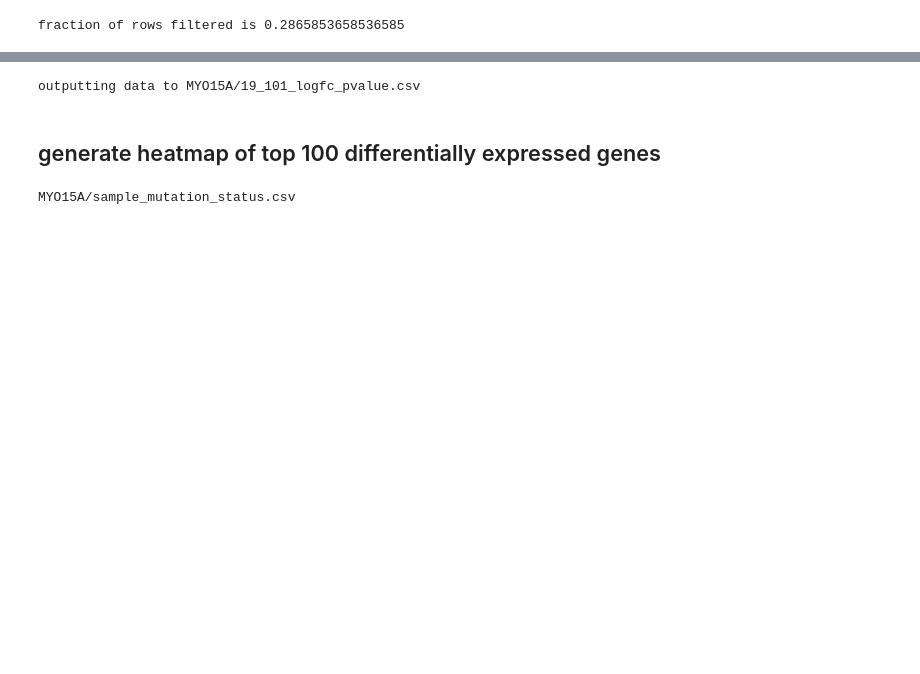
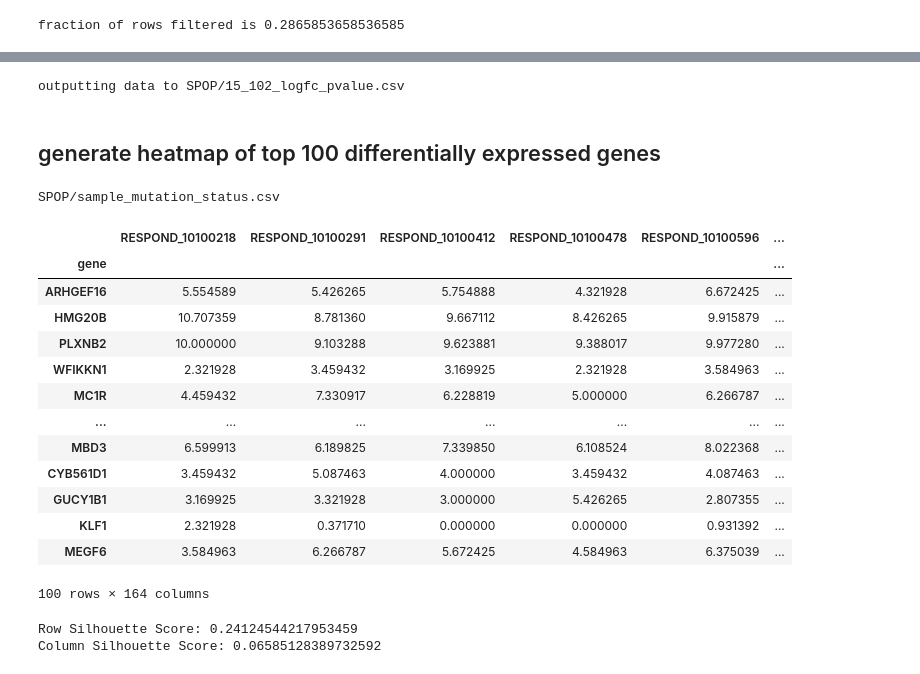
Before and after one commit to MeltemTutar/huang, a Jupyter notebook: Respond/Mutated_gene_expression_explore.ipynb, the cells around one changed output, grey strips where cells are left out. Cells and saved outputs as stored; diff of their text form; code cells hidden in the pictures; blank space fills up the shorter version.

```diff
--- a/Respond/Mutated_gene_expression_explore.ipynb
+++ b/Respond/Mutated_gene_expression_explore.ipynb
@@ -1,7 +1,7 @@
 # %%
 maf_file_path = 'data/RESPOND_247_coding_final.maf'
 expression_file_path = 'data/Expression_remove_BE.txt'
-target_gene='MYO15A'
+target_gene='SPOP'
 
 import pandas as pd
 import numpy as np
@@ -116,6 +120,9 @@ def generate_stats_per_gene(express_mut_genes_df, target_gene, output_folder=tar
 
     """
     gene_df = express_mut_genes_df[express_mut_genes_df['gene']==target_gene]
+
+    if len(gene_df) == 0:
+        raise ValueError("This gene is not valid! No mutations with this gene exist")
 
     mutated_samples = gene_df[gene_df['mutation'] == 1]['sample']
     non_mutated_samples = gene_df[gene_df['mutation'] == 0]['sample']
@@ -163,7 +170,7 @@ volcano_plot_df, individuals_mutated_target_gene, volcano_input_filename = gener
     mutation_expression_df_melted,
     target_gene)
 # %% [output]
-outputting data to MYO15A/19_101_logfc_pvalue.csv
+outputting data to SPOP/15_102_logfc_pvalue.csv
 # %% [markdown]
 ## generate heatmap of top 100 differentially expressed genes
 # %%
@@ -207,13 +214,31 @@ def get_mutated_status(expression_df_heatmap, individuals_mutated_target_gene, o
 
 mutated_status_df = get_mutated_status(heatmap_data, individuals_mutated_target_gene)
 # %% [output]
-MYO15A/sample_mutation_status.csv
+SPOP/sample_mutation_status.csv
+# %%
+heatmap_data
+# %% [output]
+|  | RESPOND_10100218 | RESPOND_10100291 | RESPOND_10100412 | RESPOND_10100478 | RESPOND_10100596 | ... |
+| gene |  |  |  |  |  | ... |
+| ARHGEF16 | 5.554589 | 5.426265 | 5.754888 | 4.321928 | 6.672425 | ... |
+| HMG20B | 10.707359 | 8.781360 | 9.667112 | 8.426265 | 9.915879 | ... |
+| PLXNB2 | 10.000000 | 9.103288 | 9.623881 | 9.388017 | 9.977280 | ... |
+| WFIKKN1 | 2.321928 | 3.459432 | 3.169925 | 2.321928 | 3.584963 | ... |
+| MC1R | 4.459432 | 7.330917 | 6.228819 | 5.000000 | 6.266787 | ... |
+| ... | ... | ... | ... | ... | ... | ... |
+| MBD3 | 6.599913 | 6.189825 | 7.339850 | 6.108524 | 8.022368 | ... |
+| CYB561D1 | 3.459432 | 5.087463 | 4.000000 | 3.459432 | 4.087463 | ... |
+| GUCY1B1 | 3.169925 | 3.321928 | 3.000000 | 5.426265 | 2.807355 | ... |
+| KLF1 | 2.321928 | 0.371710 | 0.000000 | 0.000000 | 0.931392 | ... |
+| MEGF6 | 3.584963 | 6.266787 | 5.672425 | 4.584963 | 6.375039 | ... |
+100 rows × 164 columns
 # %%
 import seaborn as sns
 import matplotlib.pyplot as plt
 import pandas as pd
 import numpy as np
 from scipy.cluster.hierarchy import fcluster, linkage
+from sklearn.metrics import silhouette_score
 
 def hierarchical_clustering(expression_df_heatmap, row_threshold=7, col_threshold=7, output_folder=target_gene):
     # Cluster the rows and columns using hierarchical clustering
@@ -224,12 +249,20 @@ def hierarchical_clustering(expression_df_heatmap, row_threshold=7, col_threshol
     row_clusters = fcluster(row_linkage, t=row_threshold, criterion='maxclust')
     col_clusters = fcluster(col_linkage, t=col_threshold, criterion='maxclust')
 
+    # Calculate silhouette scores
+    row_silhouette_score = silhouette_score(expression_df_heatmap, row_clusters)
+    col_silhouette_score = silhouette_score(expression_df_heatmap.T, col_clusters)
+
+    print(f"Row Silhouette Score: {row_silhouette_score}")
+    print(f"Column Silhouette Score: {col_silhouette_score}")
+
     # Create dictionaries to store cluster information
     row_cluster_info = {f"Cluster {cluster}": expression_df_heatmap.index[row_clusters == cluster] for cluster in np.unique(row_clusters)}
     col_cluster_info = {f"Cluster {cluster}": expression_df_heatmap.columns[col_clusters == cluster] for cluster in np.unique(col_clusters)}
 
     row_cluster_file = os.path.join(output_folder, 'row_clusters.txt')
     with open(row_cluster_file, 'w') as file:
+        file.write(f"Row Silhouette Score: {row_silhouette_score}\n\n")
         for cluster, items in row_cluster_info.items():
             file.write(f"{cluster}:\n")
             file.write(f"{', '.join(items)}\n\n")
@@ -237,6 +270,7 @@ def hierarchical_clustering(expression_df_heatmap, row_threshold=7, col_threshol
     # Save column cluster information to a text file
     col_cluster_file = os.path.join(output_folder, 'col_clusters.txt')
     with open(col_cluster_file, 'w') as file:
+        file.write(f"Column Silhouette Score: {col_silhouette_score}\n\n")
         for cluster, items in col_cluster_info.items():
             file.write(f"{cluster}:\n")
             file.write(f"{', '.join(items)}\n\n")
@@ -245,6 +279,9 @@ def hierarchical_clustering(expression_df_heatmap, row_threshold=7, col_threshol
 
 
 row_linkage, col_linkage, row_clusters, col_clusters = hierarchical_clustering(heatmap_data)
+# %% [output]
+Row Silhouette Score: 0.24124544217953459
+Column Silhouette Score: 0.06585128389732592
 # %%
 import seaborn as sns
 import matplotlib.pyplot as plt
```
Also changed, not shown: parts of 1 cell of this notebook, 6 other files.
